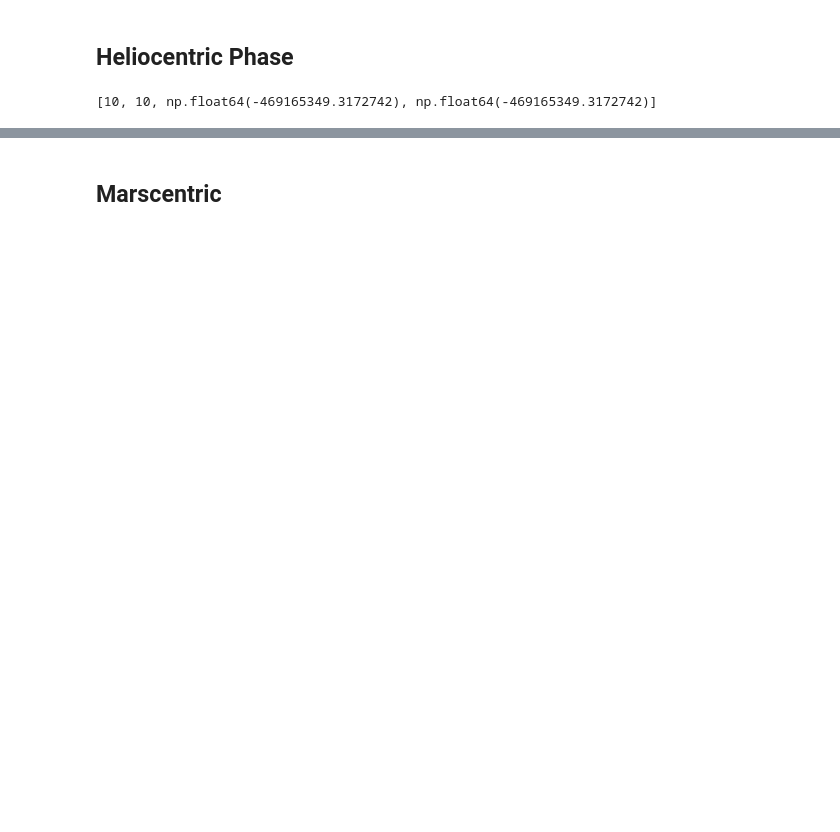
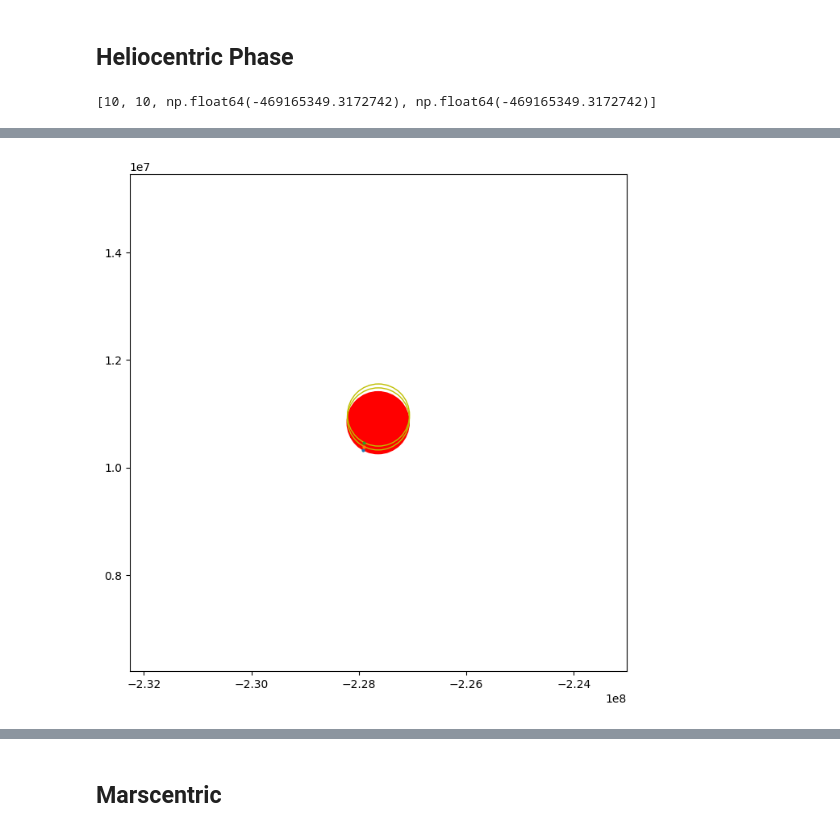
Before and after one commit to michalszer/orbital_trajectories, a Jupyter notebook: 4_body_problem.ipynb, the cells around one changed output, grey strips where cells are left out. Cells and saved outputs as stored; diff of their text form; code cells hidden in the pictures; blank space fills up the shorter version.

```diff
--- a/4_body_problem.ipynb
+++ b/4_body_problem.ipynb
@@ -419,0 +446,6 @@ t2 = 264.43*(60*60*24)
+# %%
+t3 = ts[-100]
+t3 = t3[0]
+
+t4 = ts[-50]
+t4 = t4[0]
@@ -419,0 +469,7 @@ t2 = 264.43*(60*60*24)
+# %%
+rx_mars3 = D_mars*np.cos(w_mars*t3 + init_phase)
+ry_mars3 = D_mars*np.sin(w_mars*t3 + init_phase)
+
+print(rx_mars3, ry_mars3)
+print(rs[-1])
+print(f"{get_rPM_norm(rs[-100], t3, debug = True):e} {SOI_mars}")
@@ -419,0 +486,7 @@ t2 = 264.43*(60*60*24)
+# %%
+rx_mars4 = D_mars*np.cos(w_mars*t4 + init_phase)
+ry_mars4 = D_mars*np.sin(w_mars*t4 + init_phase)
+
+print(rx_mars3, ry_mars3)
+print(rs[-1])
+print(f"{get_rPM_norm(rs[-50], t4, debug = True):e} {SOI_mars}")
@@ -419,0 +503,29 @@ t2 = 264.43*(60*60*24)
+# %%
+fig, ax = plt.subplots(figsize = (13,8))
+ax.set_aspect(1)
+plt.xlim(rx_mars2 - SOI_mars*8,rx_mars2 + SOI_mars*8)
+plt.ylim(ry_mars2 - SOI_mars*8,ry_mars2 + SOI_mars*8)
+
+plt.plot(rsx[-1], rsy[-1], marker = "o", markersize = 2)
+plt.plot(rsx[-50], rsy[-50], marker = "o", markersize = 2)
+plt.plot(rsx[-100], rsy[-100], marker = "o", markersize = 2)
+
+
+
+
+
+
+mars2SOI = plt.Circle((rx_mars2, ry_mars2), SOI_mars*1, color='r', fill=True)
+mars3SOI = plt.Circle((rx_mars3, ry_mars3), SOI_mars*1, color='y', fill=False)
+mars4SOI = plt.Circle((rx_mars4, ry_mars4), SOI_mars*1, color='y', fill=False)
+
+
+
+
+ax.add_patch(mars2SOI)
+ax.add_patch(mars3SOI)
+ax.add_patch(mars4SOI)
+
+plt.show()
+# %% [output]
+[figure, added]
```
Also changed, not shown: parts of 68 cells of this notebook.
